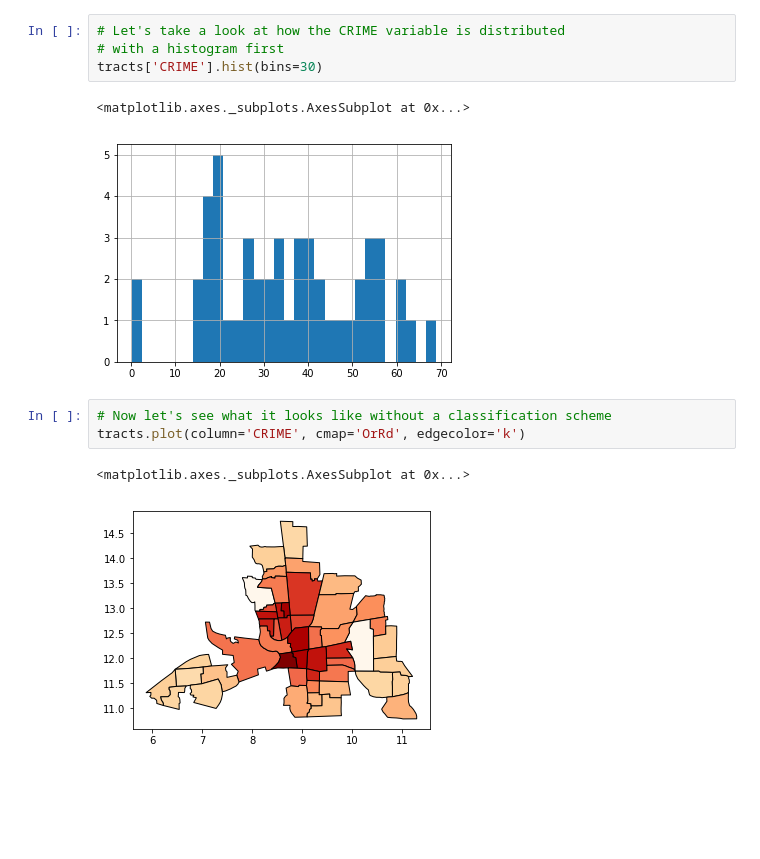
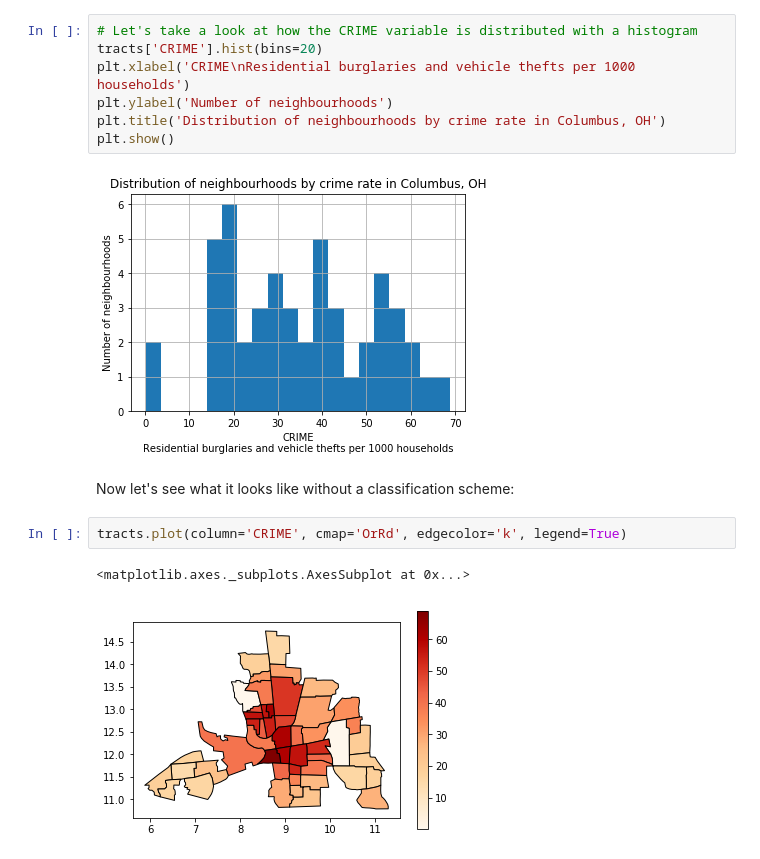
Before and after one commit to geopandas/geopandas, a Jupyter notebook: examples/choropleths.ipynb, the cells around one changed output. Saved outputs shown, nothing was run; the diff lists cells and outputs as text; blank space fills up the shorter version.

```diff
--- a/examples/choropleths.ipynb
+++ b/examples/choropleths.ipynb
@@ -24,13 +44,16 @@ tracts.head()
 # %%
-# Let's take a look at how the CRIME variable is distributed
-# with a histogram first
-tracts['CRIME'].hist(bins=30)
+# Let's take a look at how the CRIME variable is distributed with a histogram
+tracts['CRIME'].hist(bins=20)
+plt.xlabel('CRIME\nResidential burglaries and vehicle thefts per 1000 households')
+plt.ylabel('Number of neighbourhoods')
+plt.title('Distribution of neighbourhoods by crime rate in Columbus, OH')
+plt.show()
 # %% [output]
-<matplotlib.axes._subplots.AxesSubplot at 0x...>
-[figure, old version]
+[figure, new version]
+# %% [markdown]
+Now let's see what it looks like without a classification scheme:
 # %%
-# Now let's see what it looks like without a classification scheme
-tracts.plot(column='CRIME', cmap='OrRd', edgecolor='k')
+tracts.plot(column='CRIME', cmap='OrRd', edgecolor='k', legend=True)
 # %% [output]
 <matplotlib.axes._subplots.AxesSubplot at 0x...>
-[figure, old version]
+[figure, new version]
```
Also changed, not shown: parts of 21 cells of this notebook.
